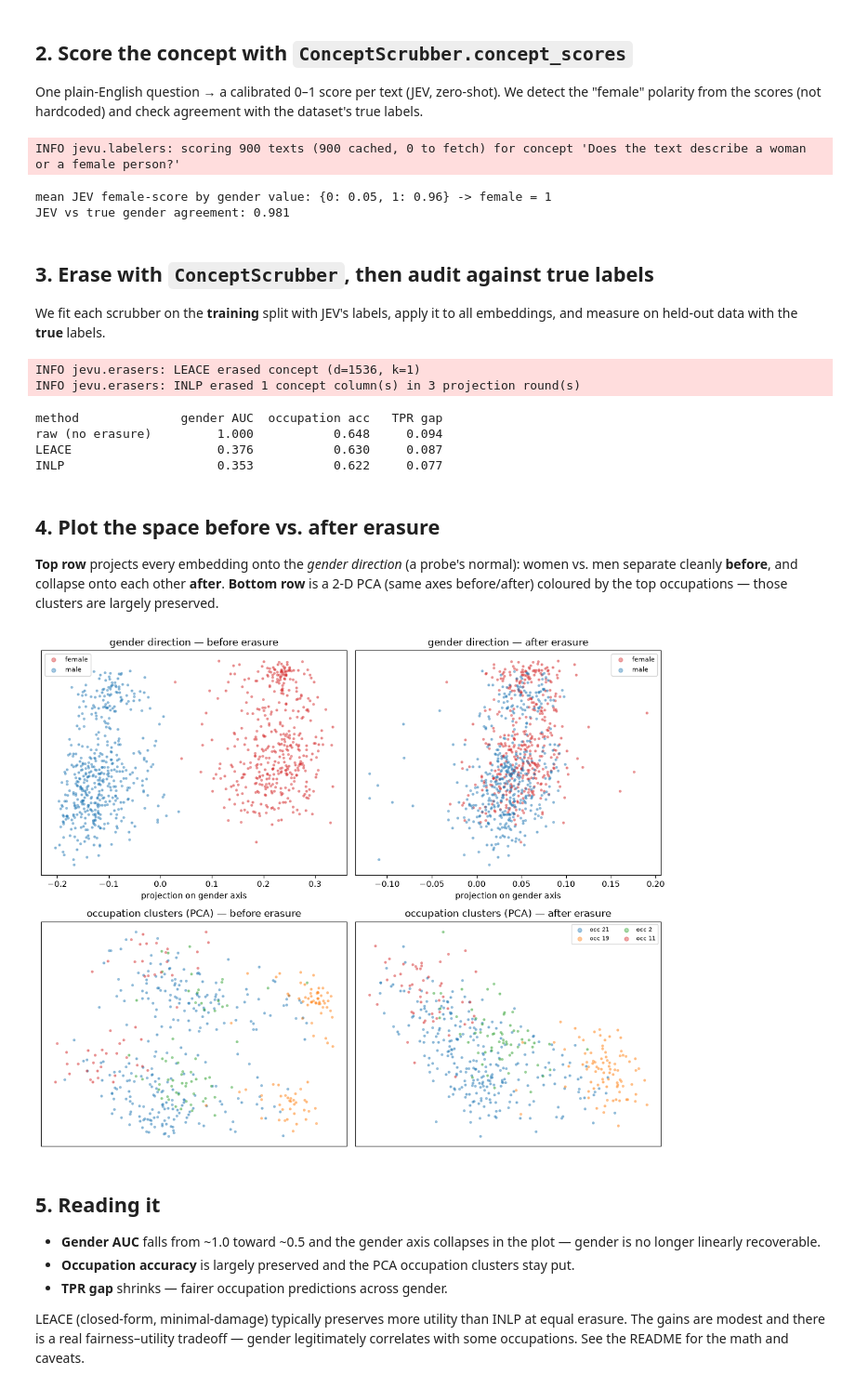
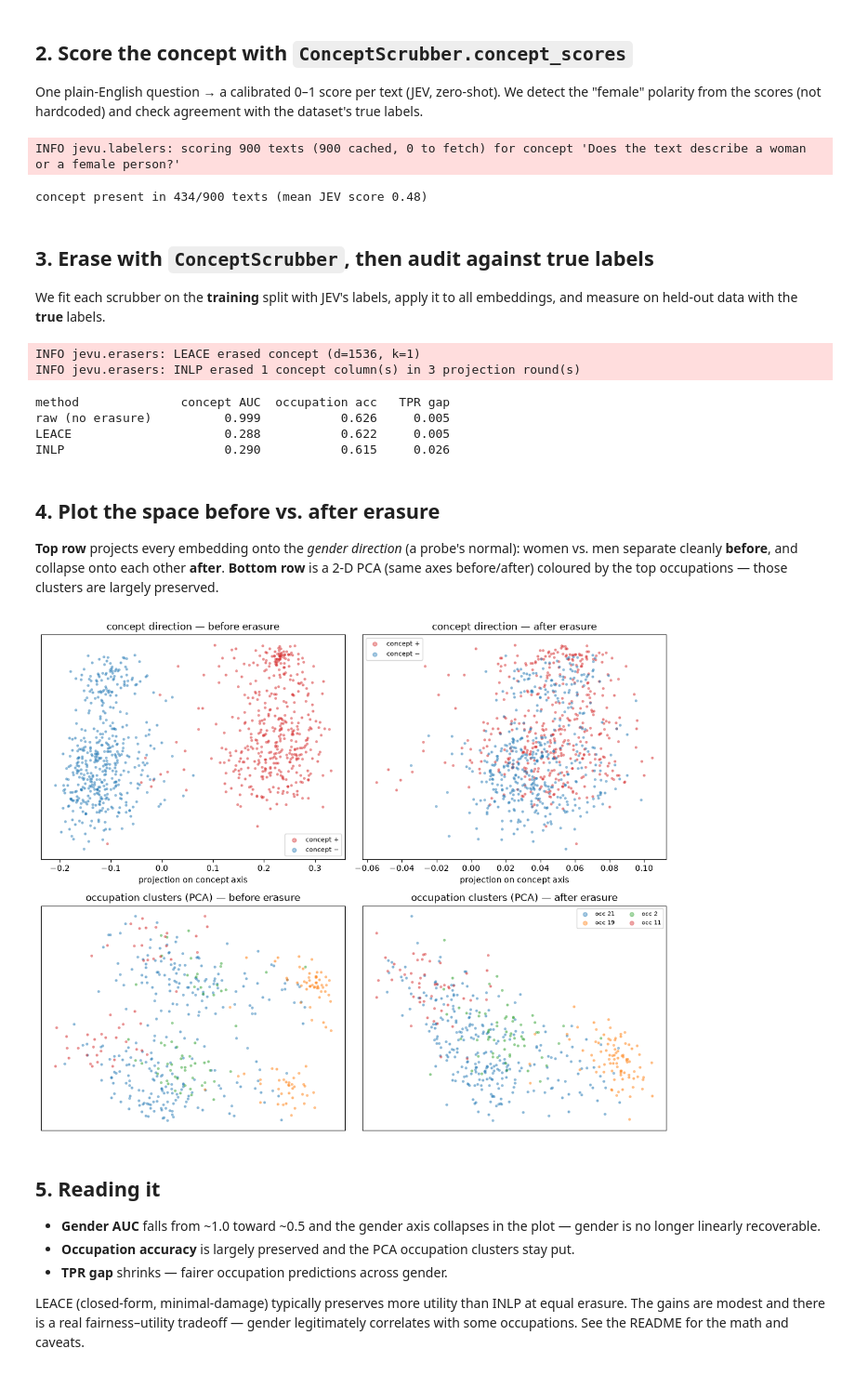
Before and after one commit to cowana-ai/jevu, a Jupyter notebook: examples/bias_in_bios.ipynb, the cells around one changed output. Shown at 93% size. Drawn from its saved outputs; the diff is of its cells as text; code cells hidden in the pictures.

Commit message:
Make example notebook concept-generic
Audit + plot now track the CONCEPT you choose (concept AUC before/after, concept-colored
plot) instead of hardcoding the dataset gender column -- so changing the concept actually
shows an effect. Warns when a concept is non-discriminative (nothing to erase).

Co-Authored-By: Claude Opus 4.8 <noreply@anthropic.com>

```diff
--- a/examples/bias_in_bios.ipynb
+++ b/examples/bias_in_bios.ipynb
@@ -55,7 +55,7 @@ DATASET, CONFIG, SPLIT = 'LabHC/bias_in_bios', 'default', 'test'
 N = 900
 DENSE_MODEL = 'text-embedding-3-small'
 HF_ROWS = 'https://datasets-server.huggingface.co/rows'
-GENDER_Q = 'Does the text describe a woman or a female person?'
+CONCEPT = 'Does the text describe a woman or a female person?'  # any discriminative yes/no concept
 def digest(x): return hashlib.sha256(json.dumps(x, sort_keys=True, ensure_ascii=False).encode()).hexdigest()
 def save_json(p, x): p.write_text(json.dumps(x, ensure_ascii=False))
 print('jevu example | cache:', CACHE, '| exists:', CACHE.exists())
@@ -111,23 +111,19 @@ print(len(texts), 'bios |', len(np.unique(prof)), 'professions | embeddings', X.
 One plain-English question → a calibrated 0–1 score per text (JEV, zero-shot). We detect the "female"
 polarity from the scores (not hardcoded) and check agreement with the dataset's true labels.
 # %%
-EXPAND = False   # set True to expand a terse concept into LLM sub-questions (needs keys, slower)
-scorer = ConceptScrubber(concept=GENDER_Q, expand=EXPAND, cache_dir=str(CACHE))
-g = scorer.concept_scores(texts)                       # cached -> no API calls (first run calls JEV)
-g1 = g if g.ndim == 1 else g.mean(axis=1)              # representative score for polarity/plot
-means = {int(v): float(g1[gender_raw == v].mean()) for v in np.unique(gender_raw)}
-female_val = max(means, key=means.get)
-female_true = (gender_raw == female_val).astype(int)   # ground truth (for AUDIT)
-jev_female = (g >= 0.5).astype(int)                    # (n,) single concept, or (n,k) if expanded
-print('mean JEV female-score by gender value:', {k: round(v, 2) for k, v in means.items()}, '-> female =', female_val)
-if g.ndim == 1:
-    print('JEV vs true gender agreement:', round(float((jev_female == female_true).mean()), 3))
-else:
-    print('expanded into', g.shape[1], 'sub-concepts:', scorer.concept_questions_)
+EXPAND = False   # True -> LLM expands a terse concept into sub-questions (needs keys; slower)
+scorer = ConceptScrubber(concept=CONCEPT, expand=EXPAND, n_questions=6, cache_dir=str(CACHE))
+g = scorer.concept_scores(texts)                   # (n,) or (n, k) if expanded
+concept_lbl = (g >= 0.5).astype(int)               # binary concept label(s): erase + audit targets
+concept_1d = concept_lbl if concept_lbl.ndim == 1 else (g.mean(axis=1) >= 0.5).astype(int)
+pos = int(concept_1d.sum())
+print(f'concept present in {pos}/{len(texts)} texts (mean JEV score {float(np.mean(g)):.2f})')
+if pos == 0 or pos == len(texts):
+    print('WARNING: concept is non-discriminative (nearly all same answer) -> nothing to erase; '
+          'use a more specific question or expand=True.')
 # %% [output]
 INFO jevu.labelers: scoring 900 texts (900 cached, 0 to fetch) for concept 'Does the text describe a woman or a female person?'
-mean JEV female-score by gender value: {0: 0.05, 1: 0.96} -> female = 1
-JEV vs true gender agreement: 0.981
+concept present in 434/900 texts (mean JEV score 0.48)
 # %% [markdown]
 ## 3. Erase with `ConceptScrubber`, then audit against true labels
 
@@ -135,34 +131,34 @@ We fit each scrubber on the **training** split with JEV's labels, apply it to al
 measure on held-out data with the **true** labels.
 # %%
 idx = np.arange(len(texts))
-tr, te = train_test_split(idx, test_size=0.3, random_state=SEED, stratify=female_true)
+strat = concept_1d if 0 < int(concept_1d.sum()) < len(texts) else None
+tr, te = train_test_split(idx, test_size=0.3, random_state=SEED, stratify=strat)
 
 def occ_metrics(Xtr_, Xte_):
     clf = LogisticRegression(max_iter=3000).fit(Xtr_, prof[tr]); pred = clf.predict(Xte_)
-    return accuracy_score(prof[te], pred), tpr_gap(prof[te], pred, female_true[te], 10)
+    return accuracy_score(prof[te], pred), tpr_gap(prof[te], pred, concept_1d[te], 10)
 
 results = []
 acc, gap = occ_metrics(X[tr], X[te])
-results.append(('raw (no erasure)', concept_auc(X, female_true), acc, gap))
+results.append(('raw (no erasure)', concept_auc(X, concept_1d), acc, gap))
 scrubbed = {}
 for name, method in [('LEACE', 'leace'), ('INLP', 'inlp')]:
     scr = ConceptScrubber(method=method)
-    scr.fit(embeddings=X[tr], labels=jev_female[tr])   # erase using JEV labels (label-free)
-    Xd = scr.transform(embeddings=X)                   # apply to all rows
-    scrubbed[name] = Xd
+    scr.fit(embeddings=X[tr], labels=concept_lbl[tr])   # erase the CONCEPT you chose
+    Xd = scr.transform(embeddings=X); scrubbed[name] = Xd
     acc, gap = occ_metrics(Xd[tr], Xd[te])
-    results.append((name, concept_auc(Xd, female_true), acc, gap))
+    results.append((name, concept_auc(Xd, concept_1d), acc, gap))
 
-print(f"{'method':<18}{'gender AUC':>12}{'occupation acc':>16}{'TPR gap':>10}")
+print(f"{'method':<18}{'concept AUC':>13}{'occupation acc':>16}{'TPR gap':>10}")
 for n, a, ac, gp in results:
-    print(f"{n:<18}{a:>12.3f}{ac:>16.3f}{gp:>10.3f}")
+    print(f"{n:<18}{a:>13.3f}{ac:>16.3f}{gp:>10.3f}")
 # %% [output]
 INFO jevu.erasers: LEACE erased concept (d=1536, k=1)
 INFO jevu.erasers: INLP erased 1 concept column(s) in 3 projection round(s)
-method              gender AUC  occupation acc   TPR gap
-raw (no erasure)         1.000           0.648     0.094
-LEACE                    0.376           0.630     0.087
-INLP                     0.353           0.622     0.077
+method              concept AUC  occupation acc   TPR gap
+raw (no erasure)          0.999           0.626     0.005
+LEACE                     0.288           0.622     0.005
+INLP                      0.290           0.615     0.026
 # %% [markdown]
 ## 4. Plot the space before vs. after erasure
 
@@ -171,32 +167,30 @@ separate cleanly **before**, and collapse onto each other **after**. **Bottom ro
 (same axes before/after) coloured by the top occupations — those clusters are largely preserved.
 # %%
 X_before, X_after = X, scrubbed['LEACE']
-
-u = LogisticRegression(max_iter=2000).fit(X_before, female_true).coef_[0]; u = u / np.linalg.norm(u)
+u = LogisticRegression(max_iter=2000).fit(X_before, concept_1d).coef_[0]; u = u / np.linalg.norm(u)
 pc1 = PCA(n_components=1, random_state=SEED).fit_transform(X_before)[:, 0]
-pca2 = PCA(n_components=2, random_state=SEED).fit(X_before)           # fit once -> comparable axes
+pca2 = PCA(n_components=2, random_state=SEED).fit(X_before)
 PB, PA = pca2.transform(X_before), pca2.transform(X_after)
 vals, counts = np.unique(prof, return_counts=True); top = vals[np.argsort(-counts)[:4]]
 
 fig, ax = plt.subplots(2, 2, figsize=(11, 9))
 for col, (M, ttl) in enumerate([(X_before, 'before'), (X_after, 'after')]):
     xg = M @ u
-    for gv, lab, c in [(1, 'female', 'tab:red'), (0, 'male', 'tab:blue')]:
-        m = female_true == gv
-        ax[0, col].scatter(xg[m], pc1[m], s=6, alpha=0.4, c=c, label=lab)
-    ax[0, col].set_title(f'gender direction — {ttl} erasure')
-    ax[0, col].set_xlabel('projection on gender axis'); ax[0, col].set_yticks([])
-    ax[0, col].legend(markerscale=2, fontsize=8)
+    for cv, lab, c_ in [(1, 'concept +', 'tab:red'), (0, 'concept −', 'tab:blue')]:
+        m = concept_1d == cv
+        ax[0, col].scatter(xg[m], pc1[m], s=6, alpha=0.4, c=c_, label=lab)
+    ax[0, col].set_title(f'concept direction — {ttl} erasure')
+    ax[0, col].set_xlabel('projection on concept axis'); ax[0, col].set_yticks([]); ax[0, col].legend(markerscale=2, fontsize=8)
 for col, (P, ttl) in enumerate([(PB, 'before'), (PA, 'after')]):
     for t in top:
         m = prof == t
         ax[1, col].scatter(P[m, 0], P[m, 1], s=6, alpha=0.4, label=f'occ {t}')
     ax[1, col].set_title(f'occupation clusters (PCA) — {ttl} erasure')
     ax[1, col].set_xticks([]); ax[1, col].set_yticks([])
 ax[1, 1].legend(fontsize=7, markerscale=2, ncol=2)
 plt.tight_layout(); plt.show()
 # %% [output]
-[figure, old version]
+[figure, new version]
 # %% [markdown]
 ## 5. Reading it
 
```
